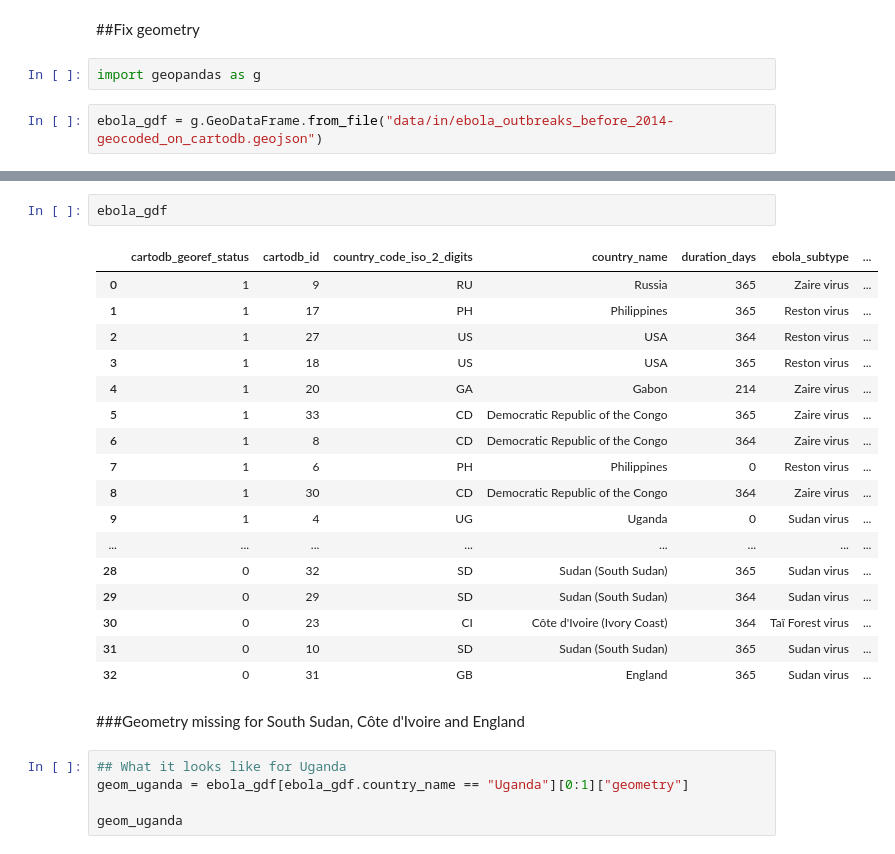
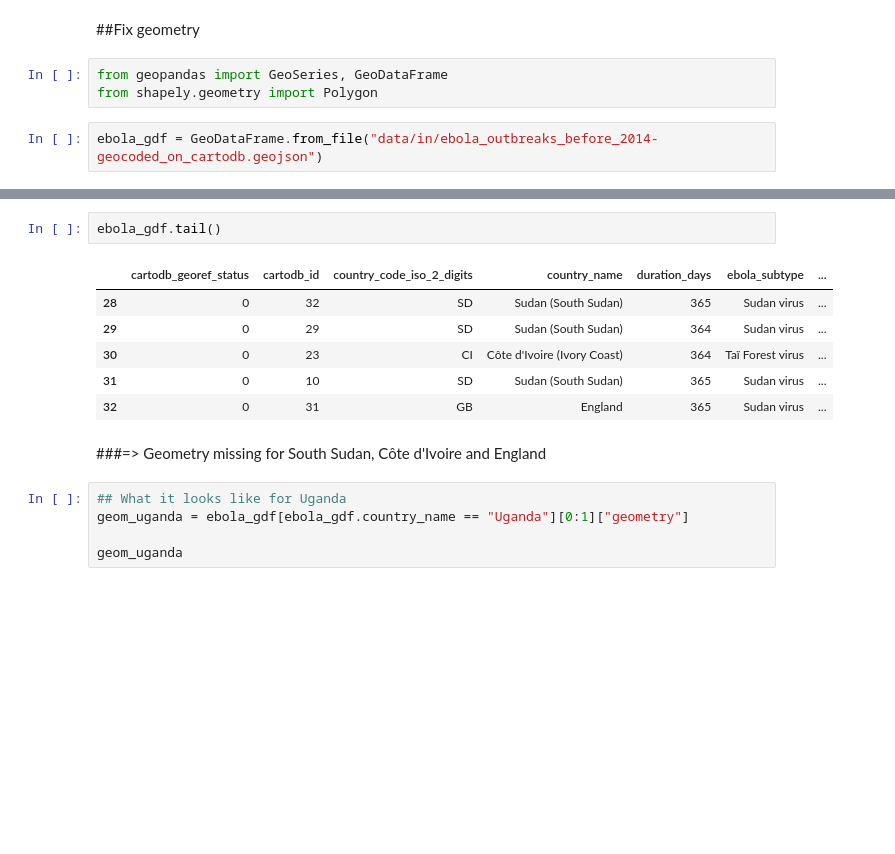
Before and after one commit to Eleonore9/ebola_outbreaks, a Jupyter notebook: 5_fix_geometry.ipynb, the cells around one changed output, grey strips where cells are left out. Drawn from its saved outputs; the diff is of its cells as text; blank space fills up the shorter version.

```diff
--- a/5_fix_geometry.ipynb
+++ b/5_fix_geometry.ipynb
@@ -1,9 +1,10 @@
 # %% [markdown]
 ##Fix geometry
-# %%
-import geopandas as g
+# %%
+from geopandas import GeoSeries, GeoDataFrame
+from shapely.geometry import Polygon
 # %%
-ebola_gdf = g.GeoDataFrame.from_file("data/in/ebola_outbreaks_before_2014-geocoded_on_cartodb.geojson")
+ebola_gdf = GeoDataFrame.from_file("data/in/ebola_outbreaks_before_2014-geocoded_on_cartodb.geojson")
 # %% [output]
 WARNING:Fiona:Expecting property name enclosed in double quotes: line 1 column 2 (char 1)
 WARNING:Fiona:Expecting property name enclosed in double quotes: line 1 column 2 (char 1)
@@ -23,27 +24,16 @@ WARNING:Fiona:Expecting property name enclosed in double quotes: line 1 column 2
 WARNING:Fiona:Expecting property name enclosed in double quotes: line 1 column 2 (char 1)
 WARNING:Fiona:Expecting property name enclosed in double quotes: line 1 column 2 (char 1)
 # %%
-ebola_gdf
+ebola_gdf.tail()
 # %% [output]
 |  | cartodb_georef_status | cartodb_id | country_code_iso_2_digits | country_name | duration_days | ebola_subtype | ... |
-| 0 | 1 | 9 | RU | Russia | 365 | Zaire virus | ... |
-| 1 | 1 | 17 | PH | Philippines | 365 | Reston virus | ... |
-| 2 | 1 | 27 | US | USA | 364 | Reston virus | ... |
-| 3 | 1 | 18 | US | USA | 365 | Reston virus | ... |
-| 4 | 1 | 20 | GA | Gabon | 214 | Zaire virus | ... |
-| 5 | 1 | 33 | CD | Democratic Republic of the Congo | 365 | Zaire virus | ... |
-| 6 | 1 | 8 | CD | Democratic Republic of the Congo | 364 | Zaire virus | ... |
-| 7 | 1 | 6 | PH | Philippines | 0 | Reston virus | ... |
-| 8 | 1 | 30 | CD | Democratic Republic of the Congo | 364 | Zaire virus | ... |
-| 9 | 1 | 4 | UG | Uganda | 0 | Sudan virus | ... |
-| ... | ... | ... | ... | ... | ... | ... | ... |
 | 28 | 0 | 32 | SD | Sudan (South Sudan) | 365 | Sudan virus | ... |
 | 29 | 0 | 29 | SD | Sudan (South Sudan) | 364 | Sudan virus | ... |
 | 30 | 0 | 23 | CI | Côte d'Ivoire (Ivory Coast) | 364 | Taï Forest virus | ... |
 | 31 | 0 | 10 | SD | Sudan (South Sudan) | 365 | Sudan virus | ... |
 | 32 | 0 | 31 | GB | England | 365 | Sudan virus | ... |
 # %% [markdown]
-###Geometry missing for South Sudan, Côte d'Ivoire and England
+###=> Geometry missing for South Sudan, Côte d'Ivoire and England
 # %%
 ## What it looks like for Uganda
 geom_uganda = ebola_gdf[ebola_gdf.country_name == "Uganda"][0:1]["geometry"]
```
Also changed, not shown: parts of 8 cells of this notebook.
